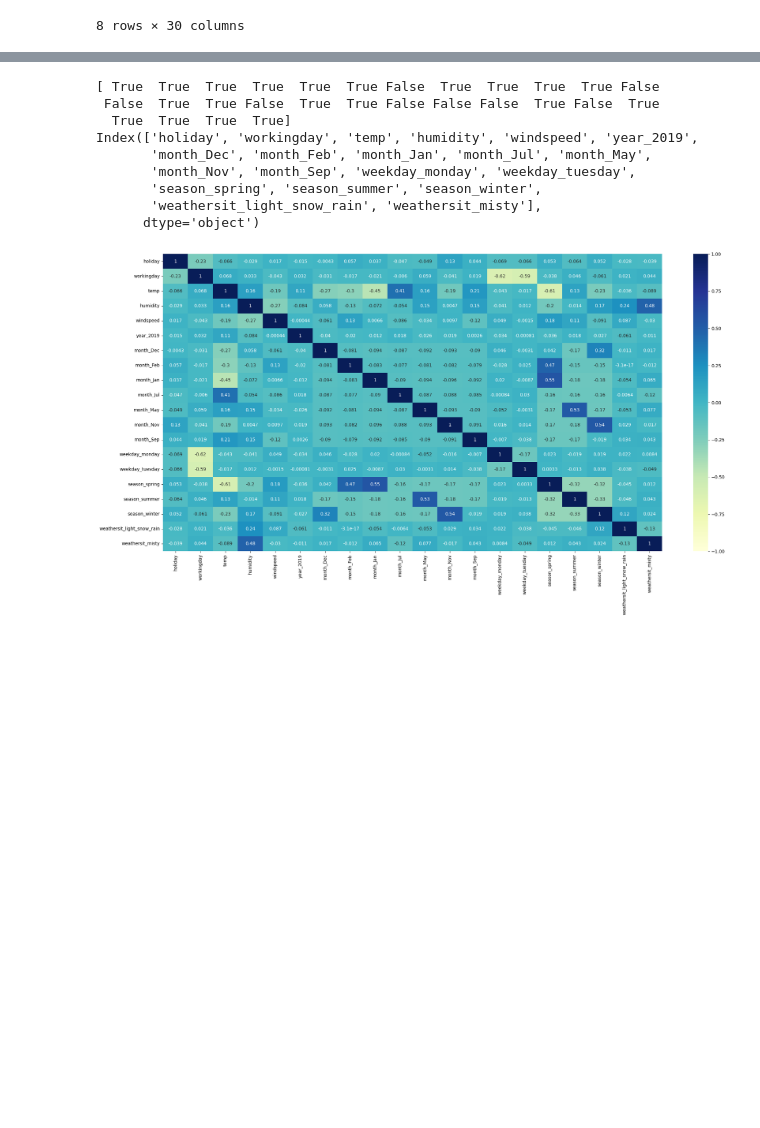
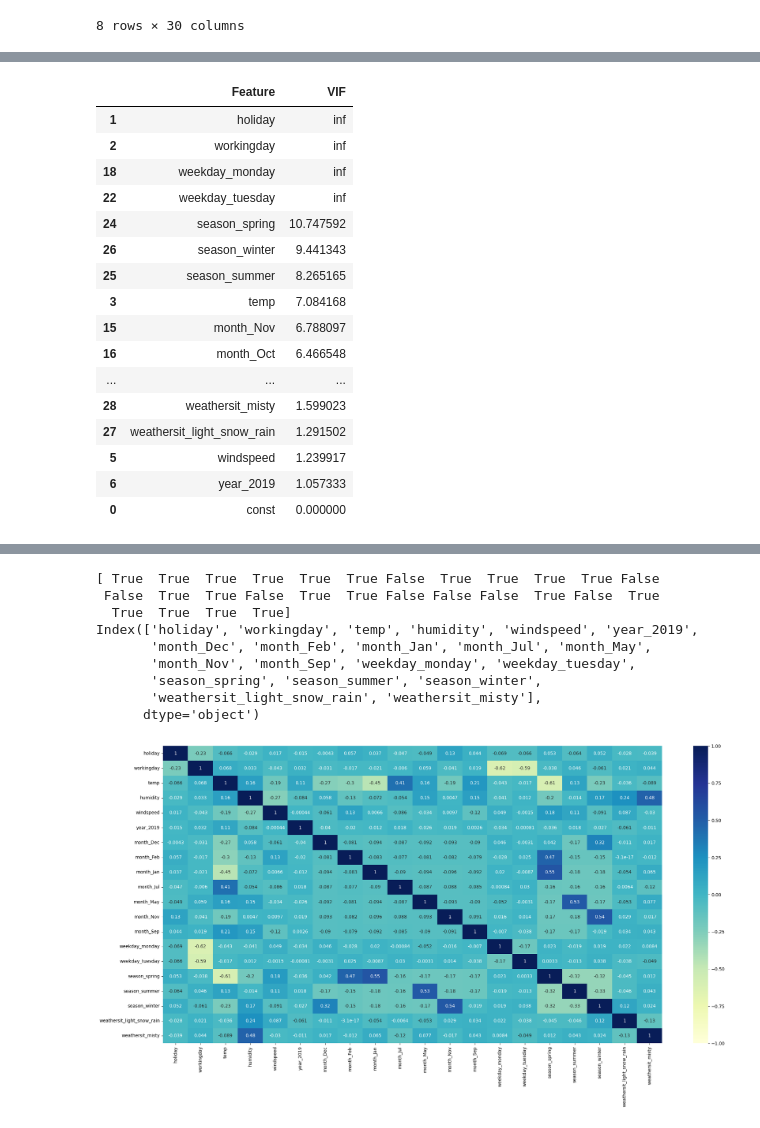
Before and after one commit to subhrajitpyne/Bike_Sharing_Assignment, a Jupyter notebook: Boom_Bike_Assignment_SubhrajitPyne-Final.ipynb, the cells around one changed output, grey strips where cells are left out. Saved outputs shown, nothing was run; the diff lists cells and outputs as text; code cells hidden in the pictures; blank space fills up the shorter version.

```diff
--- a/Boom_Bike_Assignment_SubhrajitPyne-Final.ipynb
+++ b/Boom_Bike_Assignment_SubhrajitPyne-Final.ipynb
@@ -387,0 +423,26 @@ We need to use the LinearRegression function from SciKit Learn for its compatibi
+# %%
+from statsmodels.stats.outliers_influence import variance_inflation_factor
+vif_data=pd.DataFrame()
+vif_data["Feature"]=X_train_sm.columns
+
+vif_data["VIF"]=[variance_inflation_factor(X_train_sm.values,i)
+                 for i in range(len(X_train_sm.columns))]
+vif_data.sort_values(by='VIF',ascending=False)
+# %% [output]
+|  | Feature | VIF |
+| 1 | holiday | inf |
+| 2 | workingday | inf |
+| 18 | weekday_monday | inf |
+| 22 | weekday_tuesday | inf |
+| 24 | season_spring | 10.747592 |
+| 26 | season_winter | 9.441343 |
+| 25 | season_summer | 8.265165 |
+| 3 | temp | 7.084168 |
+| 15 | month_Nov | 6.788097 |
+| 16 | month_Oct | 6.466548 |
+| ... | ... | ... |
+| 28 | weathersit_misty | 1.599023 |
+| 27 | weathersit_light_snow_rain | 1.291502 |
+| 5 | windspeed | 1.239917 |
+| 6 | year_2019 | 1.057333 |
+| 0 | const | 0.000000 |
```
Also changed, not shown: parts of 9 cells of this notebook.
